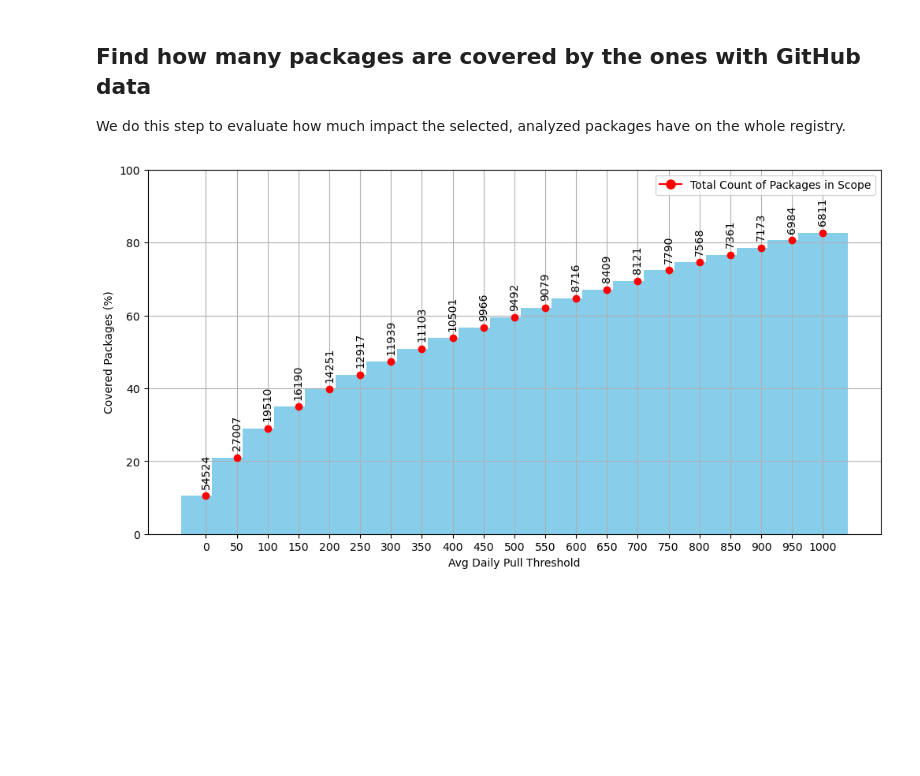
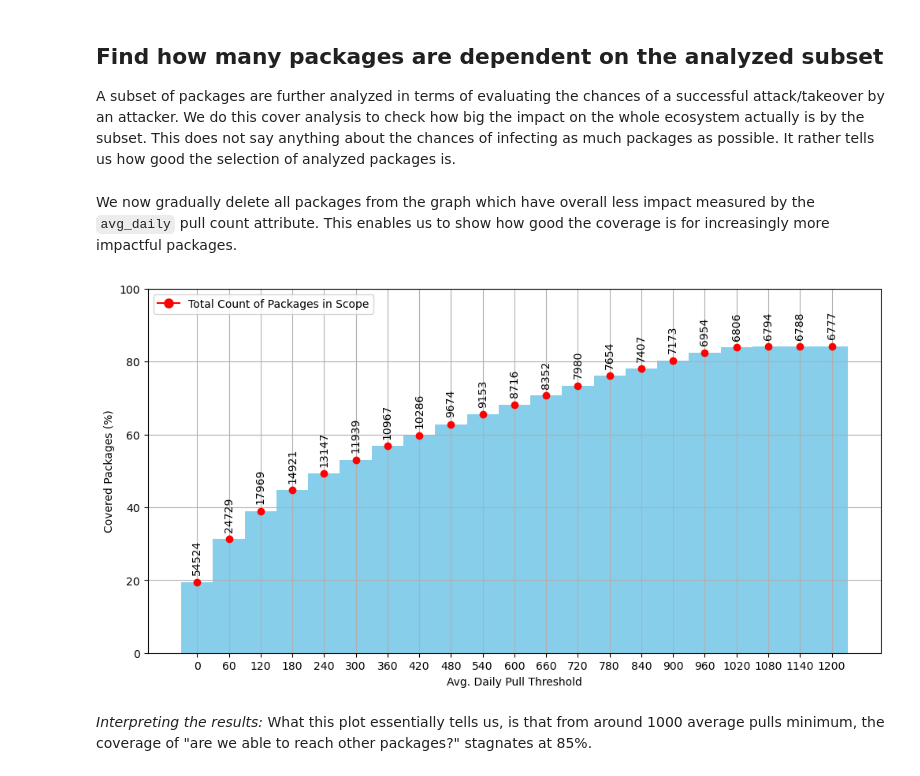
Before and after one commit to dheidemann/npm-target-finder, a Jupyter notebook: algo-tinkering.ipynb, the cells around one changed output. Cells and saved outputs as stored; diff of their text form; code cells hidden in the pictures; blank space fills up the shorter version.

Commit message:
better description and plot

```diff
--- a/algo-tinkering.ipynb
+++ b/algo-tinkering.ipynb
@@ -3,8 +3,8 @@ import networkx as nx
 # %%
 G = nx.read_gexf("./data/graph.gexf")
 # %% [markdown]
-## Find how many packages are covered by the ones with GitHub data
-We do this step to evaluate how much impact the selected, analyzed packages have on the whole registry.
+## Find how many packages are dependent on the analyzed subset
+A subset of packages are further analyzed in terms of evaluating the chances of a successful attack/takeover by an attacker. We do this cover analysis to check how big the impact on the whole ecosystem actually is by the subset. This does not say anything about the chances of infecting as much packages as possible. It rather tells us how good the selection of analyzed packages is.
 # %%
 import csv
 import matplotlib.pyplot as plt
@@ -18,7 +18,7 @@ def dfs(node):
     if G_reversed.nodes[node]['covered']:
         return
     G_reversed.nodes[node]['covered'] = True
-    for neighbor in G_reversed.predecessors(node):
+    for neighbor in G_reversed.neighbors(node):
         dfs(neighbor)
 
 with open('./data/gh_packages.csv') as f:
@@ -27,32 +27,38 @@ with open('./data/gh_packages.csv') as f:
         name = row['pkg_name']
         if not name:
             continue
+        G_reversed.nodes[name]['analyzed'] = True
         dfs(name)
-
-covered_percentages = []
-node_counts = []
-avg_daily_thresholds = list(range(0, 1001, 50))
-for min_avg_daily in avg_daily_thresholds:
-    nodes_to_remove = [node for node, data in G_reversed.nodes(data=True) if data.get('avg_daily', 0) < min_avg_daily]
-    G_reversed.remove_nodes_from(nodes_to_remove)
-    total_nodes = G_reversed.number_of_nodes()
-    node_counts.append(total_nodes)
-    covered_count = sum(1 for node in G_reversed.nodes() if G_reversed.nodes[node]['covered'])
-    covered_percentages.append(covered_count / total_nodes * 100)
-
-plt.figure(figsize=(12, 6))
-bars = plt.bar(avg_daily_thresholds, covered_percentages, width=80, color='skyblue')
-plt.xlabel('Avg Daily Pull Threshold')
-plt.ylabel('Covered Packages (%)')
-plt.xticks(avg_daily_thresholds)
-plt.grid()
-for bar, count in zip(bars, node_counts):
-    yval = bar.get_height()
-    plt.plot(bar.get_x() + bar.get_width()/2, yval, marker='o', markersize=6, color='red')
-    plt.text(bar.get_x() + bar.get_width()/2, yval + 2, str(count), ha='center', va='bottom', rotation=90)
-plt.plot([], [], marker='o', markersize=8, color='red', label='Total Count of Packages in Scope')
-plt.legend()
-plt.ylim(0, 100)
-plt.show()
-# %% [output]
-[figure, removed]
+# %% [markdown]
+We now gradually delete all packages from the graph which have overall less impact measured by the `avg_daily` pull count attribute. This enables us to show how good the coverage is for increasingly more impactful packages.
+# %%
+covered_percentages = []
+node_counts = []
+steps = 60
+avg_daily_thresholds = list(range(0, 1201, steps))
+for min_avg_daily in avg_daily_thresholds:
+    nodes_to_remove = [node for node, data in G_reversed.nodes(data=True) if data.get('avg_daily', 0) < min_avg_daily and data.get('analyzed', False) == False]
+    G_reversed.remove_nodes_from(nodes_to_remove)
+    total_nodes = G_reversed.number_of_nodes()
+    node_counts.append(total_nodes)
+    covered_count = sum(1 for node in G_reversed.nodes() if G_reversed.nodes[node]['covered'])
+    covered_percentages.append(covered_count / total_nodes * 100)
+# %%
+plt.figure(figsize=(12, 6))
+bars = plt.bar(avg_daily_thresholds, covered_percentages, width=steps, color='skyblue')
+plt.xlabel('Avg. Daily Pull Threshold')
+plt.ylabel('Covered Packages (%)')
+plt.xticks(avg_daily_thresholds)
+plt.grid()
+for bar, count in zip(bars, node_counts):
+    yval = bar.get_height()
+    plt.plot(bar.get_x() + bar.get_width()/2, yval, marker='o', markersize=6, color='red')
+    plt.text(bar.get_x() + bar.get_width()/2, yval + 2, str(count), ha='center', va='bottom', rotation=90)
+plt.plot([], [], marker='o', markersize=8, color='red', label='Total Count of Packages in Scope')
+plt.legend()
+plt.ylim(0, 100)
+plt.show()
+# %% [output]
+[figure, added]
+# %% [markdown]
+*Interpreting the results:* What this plot essentially tells us, is that from around 1000 average pulls minimum, the coverage of "are we able to reach other packages?" stagnates at 85%.
```
